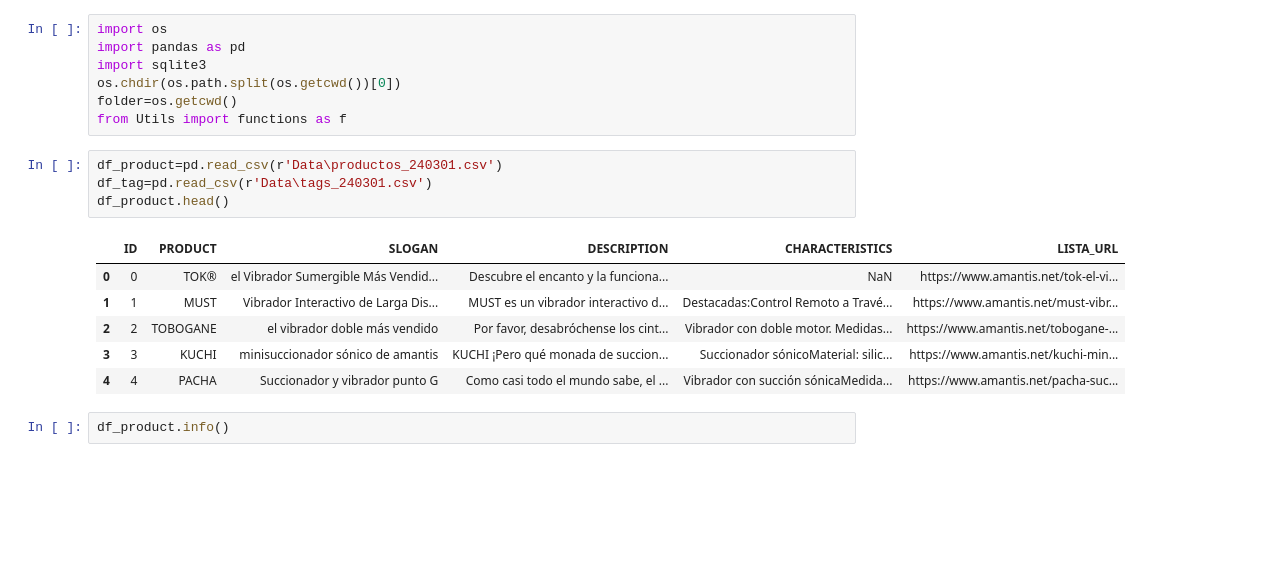
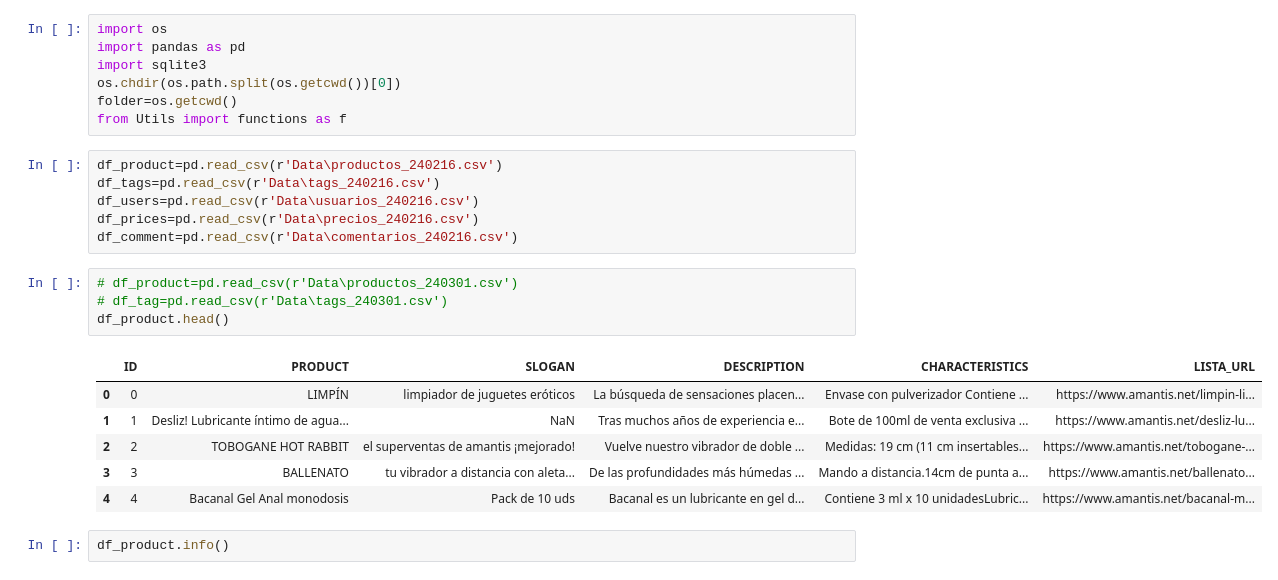
Before and after one commit to 75Engel/Proyecto_tienda_online, a Jupyter notebook: src/Notebook/04_Ingest.ipynb, the cells around one changed output. Cells and saved outputs as stored; diff of their text form; blank space fills up the shorter version.

```diff
--- a/src/Notebook/04_Ingest.ipynb
+++ b/src/Notebook/04_Ingest.ipynb
@@ -595,17 +595,23 @@ import sqlite3
 os.chdir(os.path.split(os.getcwd())[0])
 folder=os.getcwd()
 from Utils import functions as f
+# %%
+df_product=pd.read_csv(r'Data\productos_240216.csv')
+df_tags=pd.read_csv(r'Data\tags_240216.csv')
+df_users=pd.read_csv(r'Data\usuarios_240216.csv')
+df_prices=pd.read_csv(r'Data\precios_240216.csv')
+df_comment=pd.read_csv(r'Data\comentarios_240216.csv')
 # %%
-df_product=pd.read_csv(r'Data\productos_240301.csv')
-df_tag=pd.read_csv(r'Data\tags_240301.csv')
+# df_product=pd.read_csv(r'Data\productos_240301.csv')
+# df_tag=pd.read_csv(r'Data\tags_240301.csv')
 df_product.head()
 # %% [output]
 |  | ID | PRODUCT | SLOGAN | DESCRIPTION | CHARACTERISTICS | LISTA_URL |
-| 0 | 0 | TOK® | el Vibrador Sumergible Más Vendid... | Descubre el encanto y la funciona... | NaN | https://www.amantis.net/tok-el-vi... |
-| 1 | 1 | MUST | Vibrador Interactivo de Larga Dis... | MUST es un vibrador interactivo d... | Destacadas:Control Remoto a Travé... | https://www.amantis.net/must-vibr... |
-| 2 | 2 | TOBOGANE | el vibrador doble más vendido | Por favor, desabróchense los cint... | Vibrador con doble motor. Medidas... | https://www.amantis.net/tobogane-... |
-| 3 | 3 | KUCHI | minisuccionador sónico de amantis | KUCHI ¡Pero qué monada de succion... | Succionador sónicoMaterial: silic... | https://www.amantis.net/kuchi-min... |
-| 4 | 4 | PACHA | Succionador y vibrador punto G | Como casi todo el mundo sabe, el ... | Vibrador con succión sónicaMedida... | https://www.amantis.net/pacha-suc... |
+| 0 | 0 | LIMPÍN | limpiador de juguetes eróticos | La búsqueda de sensaciones placen... | Envase con pulverizador Contiene ... | https://www.amantis.net/limpin-li... |
+| 1 | 1 | Desliz! Lubricante íntimo de agua... | NaN | Tras muchos años de experiencia e... | Bote de 100ml de venta exclusiva ... | https://www.amantis.net/desliz-lu... |
+| 2 | 2 | TOBOGANE HOT RABBIT | el superventas de amantis ¡mejorado! | Vuelve nuestro vibrador de doble ... | Medidas: 19 cm (11 cm insertables... | https://www.amantis.net/tobogane-... |
+| 3 | 3 | BALLENATO | tu vibrador a distancia con aleta... | De las profundidades más húmedas ... | Mando a distancia.14cm de punta a... | https://www.amantis.net/ballenato... |
+| 4 | 4 | Bacanal Gel Anal monodosis | Pack de 10 uds | Bacanal es un lubricante en gel d... | Contiene 3 ml x 10 unidadesLubric... | https://www.amantis.net/bacanal-m... |
 # %%
 df_product.info()
 # %% [output]
```
Also changed, not shown: parts of 29 cells of this notebook, 8 other files.
